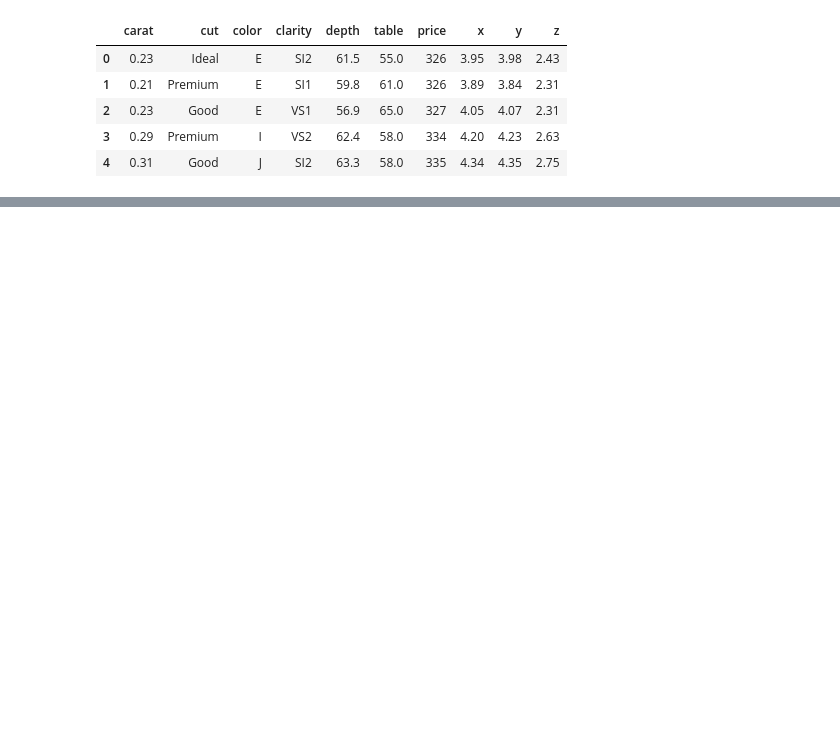
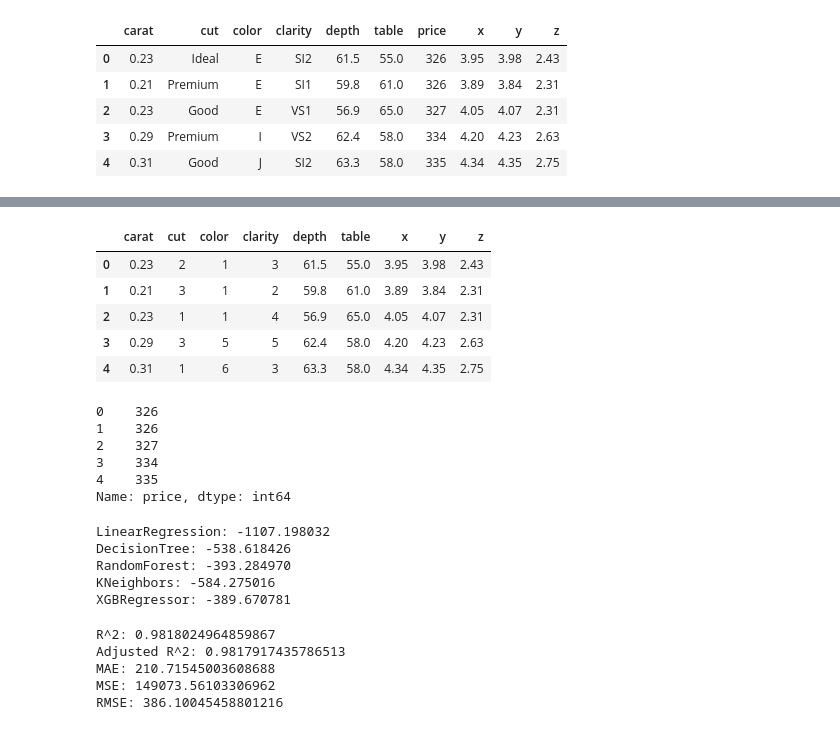
Before and after one commit to Ammar743/ML-Diamond, a Jupyter notebook: Clean_Data.ipynb, the cells around one changed output, grey strips where cells are left out. Cells and saved outputs as stored; diff of their text form; code cells hidden in the pictures; blank space fills up the shorter version.

```diff
--- a/Clean_Data.ipynb
+++ b/Clean_Data.ipynb
@@ -201,0 +288,24 @@ dtype: object
+# %%
+# Assigning the featurs as X and target as y
+featurs = label_data.drop(["price"],axis =1)
+target = label_data["price"]
+
+featurs_train, featurs_test, target_train, target_test = train_test_split(featurs, target, test_size=0.30, random_state=7)
+# %%
+featurs.head()
+# %% [output]
+|  | carat | cut | color | clarity | depth | table | x | y | z |
+| 0 | 0.23 | 2 | 1 | 3 | 61.5 | 55.0 | 3.95 | 3.98 | 2.43 |
+| 1 | 0.21 | 3 | 1 | 2 | 59.8 | 61.0 | 3.89 | 3.84 | 2.31 |
+| 2 | 0.23 | 1 | 1 | 4 | 56.9 | 65.0 | 4.05 | 4.07 | 2.31 |
+| 3 | 0.29 | 3 | 5 | 5 | 62.4 | 58.0 | 4.20 | 4.23 | 2.63 |
+| 4 | 0.31 | 1 | 6 | 3 | 63.3 | 58.0 | 4.34 | 4.35 | 2.75 |
+# %%
+target.head()
+# %% [output]
+0    326
+1    326
+2    327
+3    334
+4    335
+Name: price, dtype: int64
@@ -201,0 +342,13 @@ dtype: object
+# %%
+cv_results_rms = []
+
+for i, model in enumerate(pipelines):
+    cv_score = cross_val_score(model, featurs_train,target_train,scoring="neg_root_mean_squared_error", cv=10)
+    cv_results_rms.append(cv_score)
+    print("%s: %f " % (pipe_dict[i], cv_score.mean()))
+# %% [output]
+LinearRegression: -1107.198032
+DecisionTree: -538.618426
+RandomForest: -393.284970
+KNeighbors: -584.275016
+XGBRegressor: -389.670781
@@ -201,0 +357,13 @@ dtype: object
+# %%
+# Model Evaluation
+print("R^2:",metrics.r2_score(target_test, pred))
+print("Adjusted R^2:",1 - (1-metrics.r2_score(target_test, pred))*(len(target_test)-1)/(len(target_test)-featurs_test.shape[1]-1))
+print("MAE:",metrics.mean_absolute_error(target_test, pred))
+print("MSE:",metrics.mean_squared_error(target_test, pred))
+print("RMSE:",np.sqrt(metrics.mean_squared_error(target_test, pred)))
+# %% [output]
+R^2: 0.9818024964859867
+Adjusted R^2: 0.9817917435786513
+MAE: 210.71545003608688
+MSE: 149073.56103306962
+RMSE: 386.10045458801216
```
Also changed, not shown: parts of 30 cells of this notebook.
